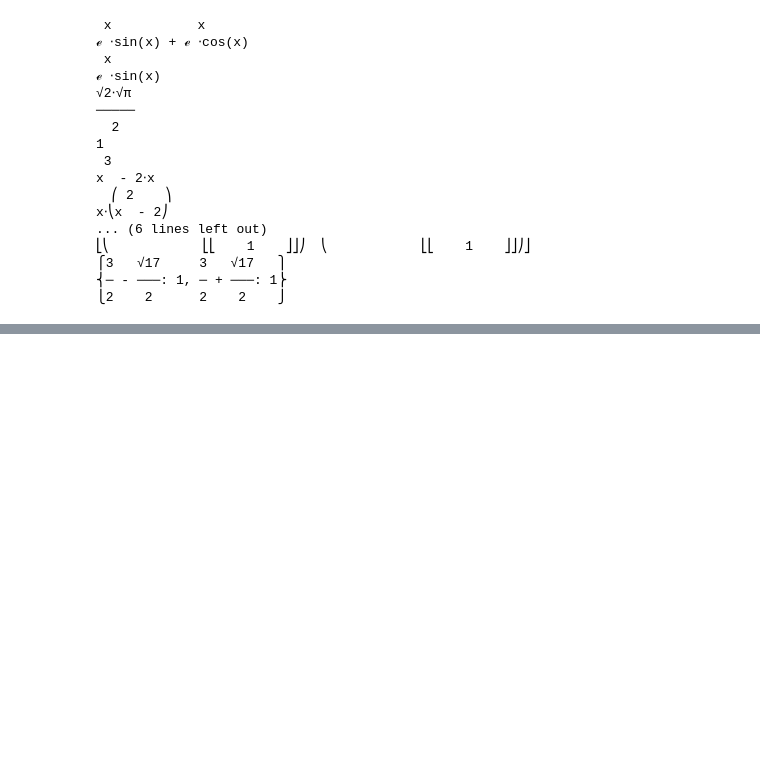
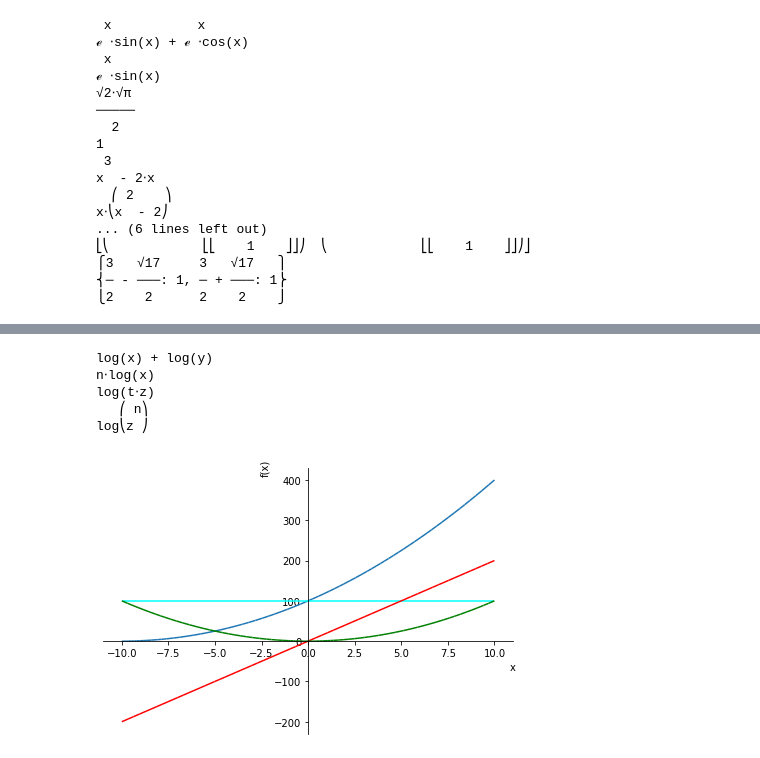
Before and after one commit to nitinmuppalaneni/tn3python, a Jupyter notebook: Notes from Symbolic Computing with SymPy, SciPy2013 Tutorial.ipynb, the cells around one changed output, grey strips where cells are left out. Drawn from its saved outputs; the diff is of its cells as text; code cells hidden in the pictures; blank space fills up the shorter version.

```diff
--- a/Notes from Symbolic Computing with SymPy, SciPy2013 Tutorial.ipynb
+++ b/Notes from Symbolic Computing with SymPy, SciPy2013 Tutorial.ipynb
@@ -100,0 +339,45 @@ integrate()
+# %%
+"""
+Logarithm functions.
+
+These laws apply only when bases are positive and power is real.
+"""
+
+x, y = symbols('x y', positive=True)
+n = symbols('n', real=True)
+z, t = symbols('z t')
+
+pretty_print(expand_log(log(x*y)))
+pretty_print(expand_log(log(x**n)))
+
+pretty_print(expand_log(log(z*t)))
+pretty_print(expand_log(log(z**n)))
+# %% [output]
+log(x) + log(y)
+n⋅log(x)
+log(t⋅z)
+   ⎛ n⎞
+log⎝z ⎠
+# %%
+"""
+Plotting in sympy.
+"""
+from sympy import symbols
+from sympy.plotting import plot
+
+x = symbols('x')
+expr = x**2
+
+p_x2 = plot(x**2, line_color='green', show=False)
+p_x1 = plot(10*x, line_color='red', show=False)
+p_x0 = plot(0, line_color='cyan', show=False)
+
+p = plot(x**2 + 20*x + 100, show=False)
+p.append(p_x0[0])
+p.append(p_x1[0])
+p.append(p_x2[0])
+p.show()
+
+plot?
+# %% [output]
+[figure, added]
```
Also changed, not shown: parts of 19 cells of this notebook.
